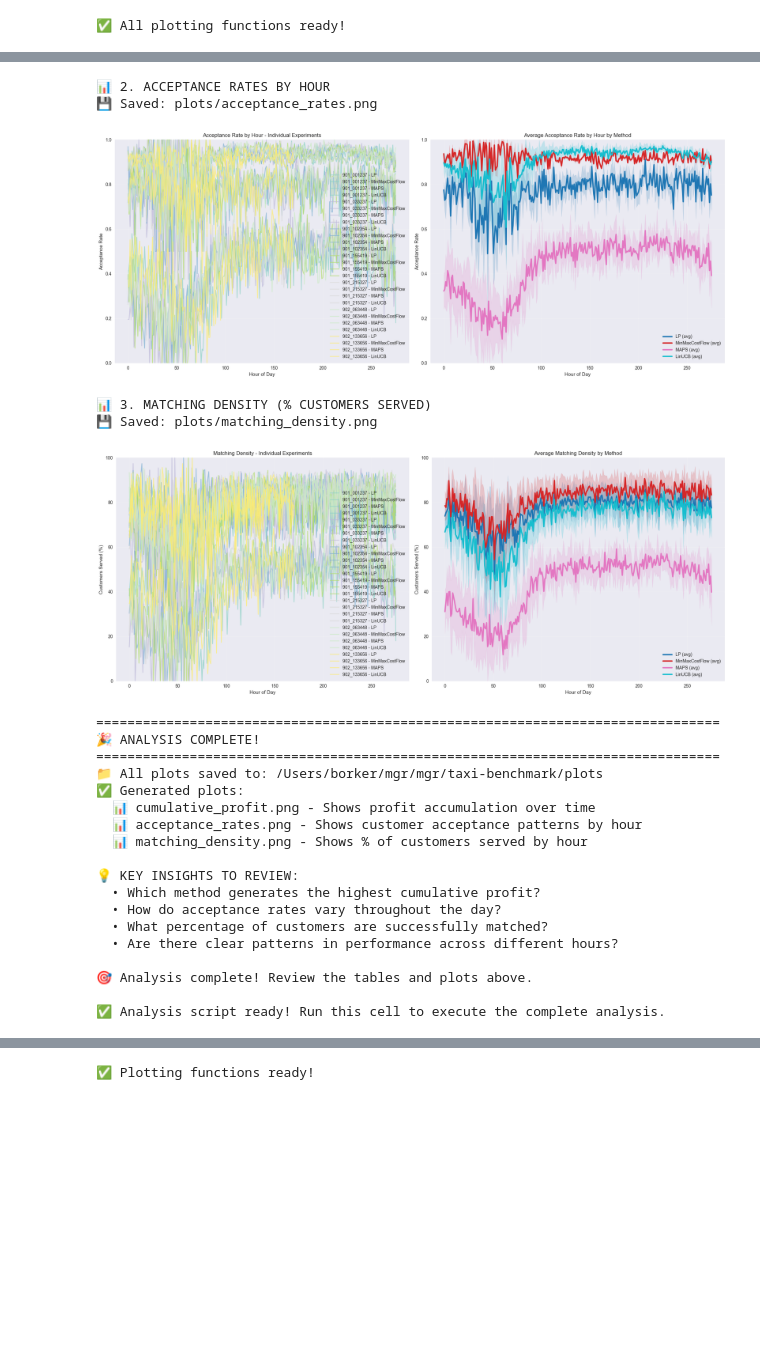
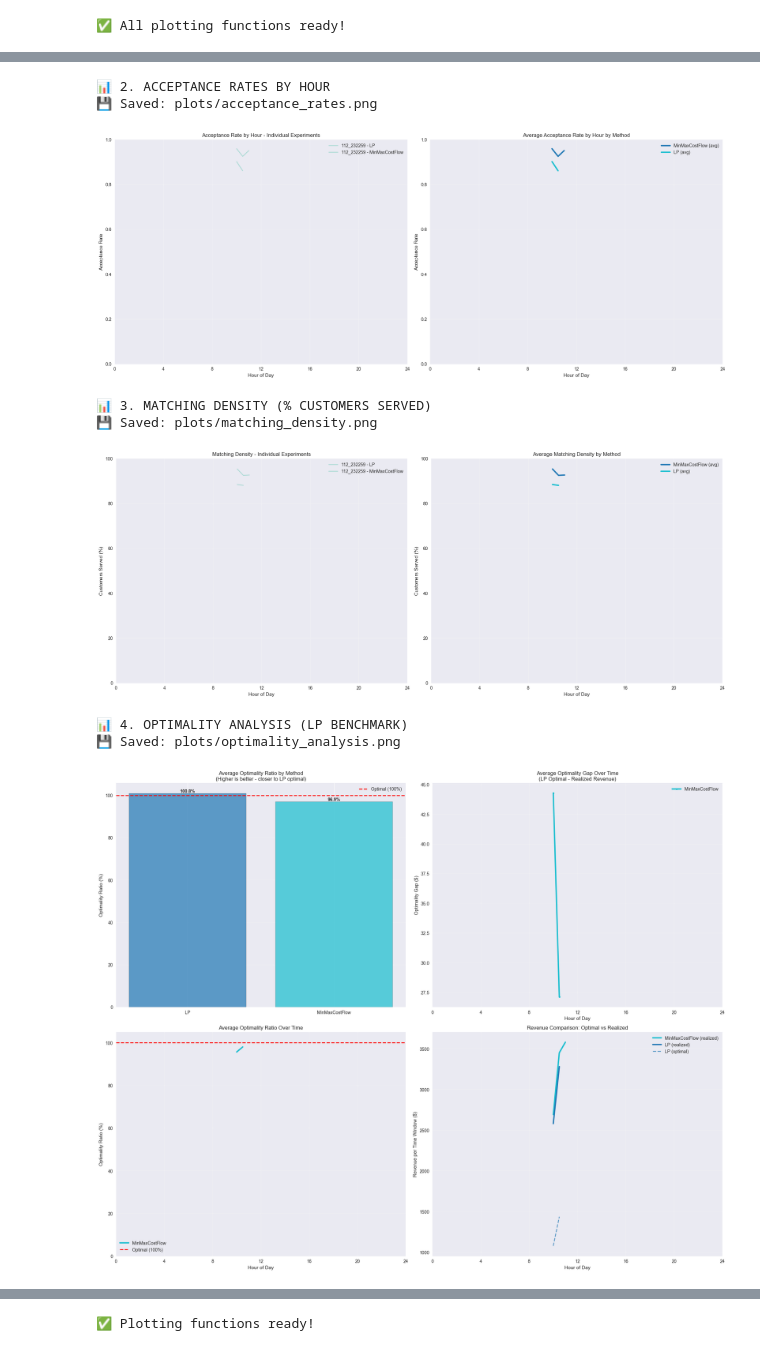
Before and after one commit to trytrihjyuki/taxibenchmark, a Jupyter notebook: analysis_final.ipynb, the cells around one changed output, grey strips where cells are left out. Cells and saved outputs as stored; diff of their text form; code cells hidden in the pictures; blank space fills up the shorter version.

```diff
--- a/analysis_final.ipynb
+++ b/analysis_final.ipynb
@@ -45,15 +45,14 @@ print(f"📁 Plots will be saved to: {PLOTS_DIR.absolute()}")
 # %%
-# 🎯 CORRECTED S3 EXPERIMENT SELECTION
 # Based on your S3 listing, these are the ACTUAL experiment IDs:
-
 EXPERIMENT_IDS = [
-    "20191006_yellow_Man_LP_MinMaxCostFlow_MAPS_LinUCB_20250901_001237",  # Example - replace with actual experiment IDs
-    "20191007_yellow_Man_LP_MinMaxCostFlow_MAPS_LinUCB_20250901_033237",  # Add more experiments as needed
-    "20191008_yellow_Man_LP_MinMaxCostFlow_MAPS_LinUCB_20250901_102354",
-    "20191009_yellow_Man_LP_MinMaxCostFlow_MAPS_LinUCB_20250901_155419",
-    "20191010_yellow_Man_LP_MinMaxCostFlow_MAPS_LinUCB_20250901_215327",
-    "20191011_yellow_Man_LP_MinMaxCostFlow_MAPS_LinUCB_20250902_063448",
-    "20191012_yellow_Man_LP_MinMaxCostFlow_MAPS_LinUCB_20250902_133656",
+    # "20191006_yellow_Man_LP_MinMaxCostFlow_MAPS_LinUCB_20250901_001237",  # Example - replace with actual experiment IDs
+    # "20191007_yellow_Man_LP_MinMaxCostFlow_MAPS_LinUCB_20250901_033237",  # Add more experiments as needed
+    # "20191008_yellow_Man_LP_MinMaxCostFlow_MAPS_LinUCB_20250901_102354",
+    # "20191009_yellow_Man_LP_MinMaxCostFlow_MAPS_LinUCB_20250901_155419",
+    # "20191010_yellow_Man_LP_MinMaxCostFlow_MAPS_LinUCB_20250901_215327",
+    # "20191011_yellow_Man_LP_MinMaxCostFlow_MAPS_LinUCB_20250902_063448",
+    # "20191012_yellow_Man_LP_MinMaxCostFlow_MAPS_LinUCB_20250902_133656",
+    "20191010_yellow_Man_LP_MinMaxCostFlow_20251112_232259"
 ]
 
 # S3 Data Loading Functions
@@ -477,6 +670,9 @@ else:
     print("\n📊 3. MATCHING DENSITY (% CUSTOMERS SERVED)")
     plot_matching_density(experiments_data)
 
+    print("\n📊 4. OPTIMALITY ANALYSIS (LP BENCHMARK)")
+    plot_optimality_analysis(experiments_data)
+
     # Step 6: Final summary
     print("\n" + "="*80)
     print("🎉 ANALYSIS COMPLETE!")
@@ -486,12 +682,16 @@ else:
     print("  📊 cumulative_profit.png - Shows profit accumulation over time")
     print("  📊 acceptance_rates.png - Shows customer acceptance patterns by hour")
     print("  📊 matching_density.png - Shows % of customers served by hour")
+    print("  📊 optimality_analysis.png - Shows how close methods are to LP optimal")
 
     print("\n💡 KEY INSIGHTS TO REVIEW:")
     print("  • Which method generates the highest cumulative profit?")
     print("  • How do acceptance rates vary throughout the day?")
     print("  • What percentage of customers are successfully matched?")
     print("  • Are there clear patterns in performance across different hours?")
+    print("  • 🆕 How close are heuristic methods to LP optimal?")
+    print("  • 🆕 Where is the biggest optimality gap (time of day)?")
+    print("  • 🆕 Is LP achieving its theoretical optimal in practice?")
 
     print("\n🎯 Analysis complete! Review the tables and plots above.")
 
@@ -518,24 +718,9 @@ print("\n✅ Analysis script ready! Run this cell to execute the complete analys
 📊 2. ACCEPTANCE RATES BY HOUR
 💾 Saved: plots/acceptance_rates.png
-[figure, old version]
+[figure, new version]
 📊 3. MATCHING DENSITY (% CUSTOMERS SERVED)
 💾 Saved: plots/matching_density.png
-[figure, old version]
+[figure, new version]
-================================================================================
-🎉 ANALYSIS COMPLETE!
-================================================================================
-📁 All plots saved to: /Users/borker/mgr/mgr/taxi-benchmark/plots
-✅ Generated plots:
-  📊 cumulative_profit.png - Shows profit accumulation over time
-  📊 acceptance_rates.png - Shows customer acceptance patterns by hour
-  📊 matching_density.png - Shows % of customers served by hour
-
-💡 KEY INSIGHTS TO REVIEW:
-  • Which method generates the highest cumulative profit?
-  • How do acceptance rates vary throughout the day?
-  • What percentage of customers are successfully matched?
-  • Are there clear patterns in performance across different hours?
-
-🎯 Analysis complete! Review the tables and plots above.
-
-✅ Analysis script ready! Run this cell to execute the complete analysis.
+📊 4. OPTIMALITY ANALYSIS (LP BENCHMARK)
+💾 Saved: plots/optimality_analysis.png
+[figure, added]
```
Also changed, not shown: parts of 12 cells of this notebook, 3 other files.
